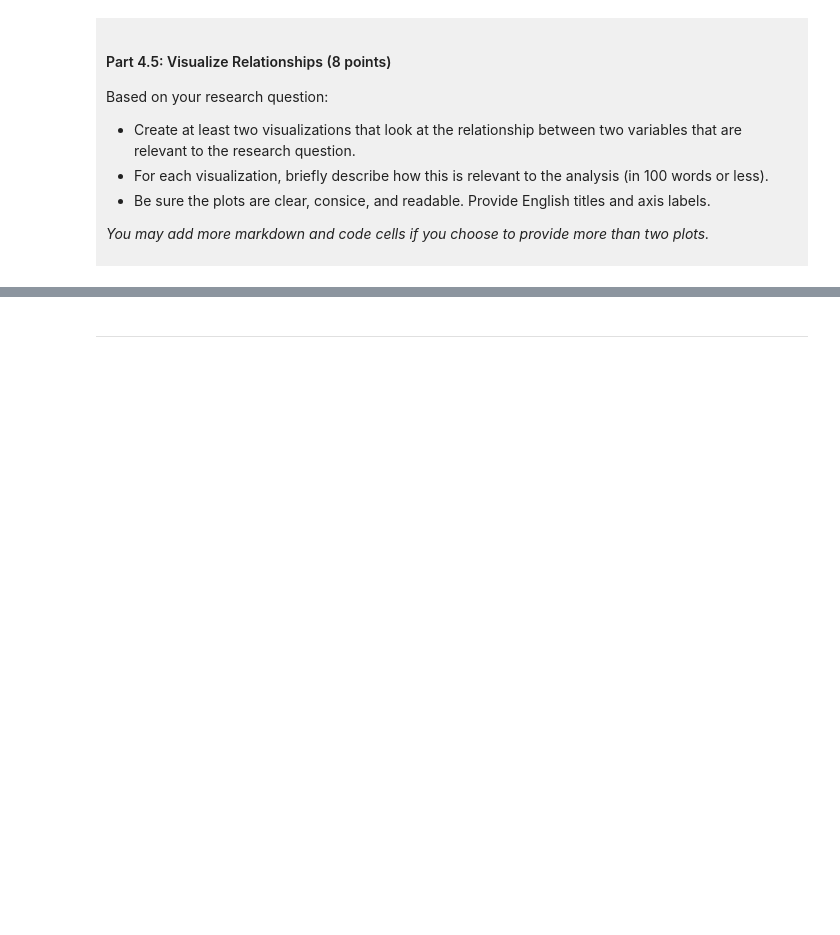
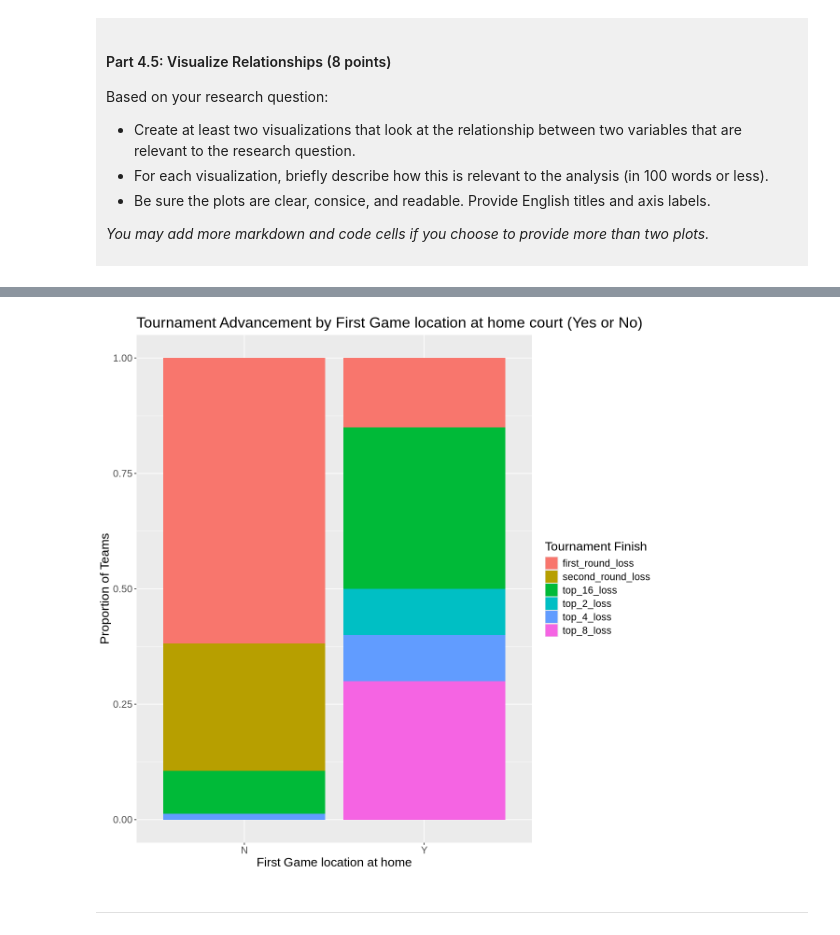
Before and after one commit to ValeriaGJ77/dsci-100-project-Valeria-Gonzalez, a Jupyter notebook: dsci-100-project-notebook.ipynb, the cells around one changed output, grey strips where cells are left out. Saved outputs shown, nothing was run; the diff lists cells and outputs as text; code cells hidden in the pictures; blank space fills up the shorter version.

```diff
--- a/dsci-100-project-notebook.ipynb
+++ b/dsci-100-project-notebook.ipynb
@@ -327,5 +422,15 @@ Visualization 2: %%% EDIT THIS MARKDOWN CELL%%%
 # %%
-### EDIT THIS CODE CELL FOR VISUALIZATION 2###
+Visualization_2 <- Womens_data |>
+    ggplot(aes(x=first_game_at_home)) +
+    geom_bar(aes(fill = tourney_finish), position = "fill")+
+    labs(title = "Tournament Advancement by First Game location at home court (Yes or No)",
+        x = "First Game location at home",
+        y = "Proportion of Teams",
+        fill = "Tournament Finish") +
+theme(text = element_text(size=16))
+Visualization_2
+# %% [output]
+[figure, added]
 # %% [markdown]
 ------
 # %% [markdown]
```
Also changed, not shown: parts of 11 cells of this notebook.
